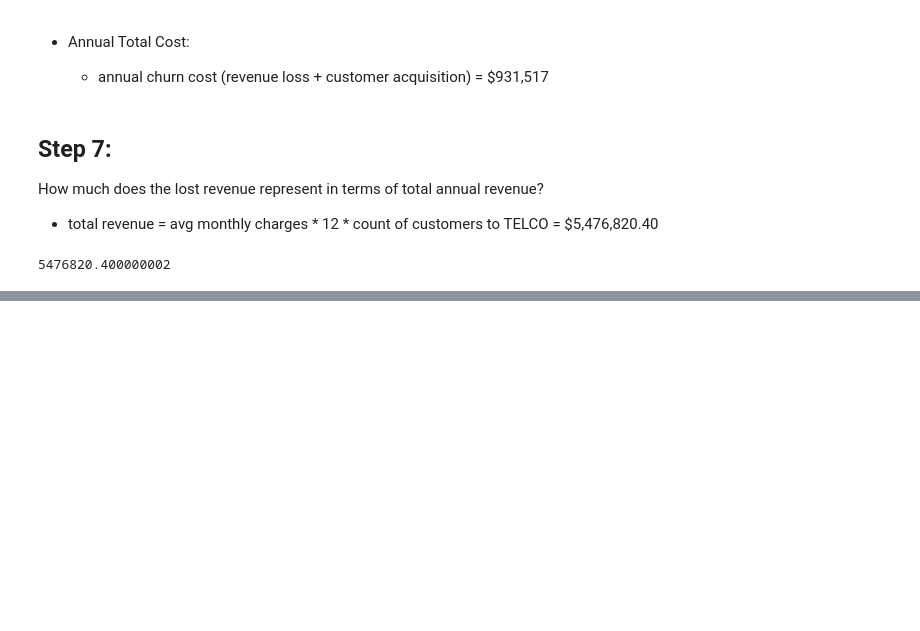
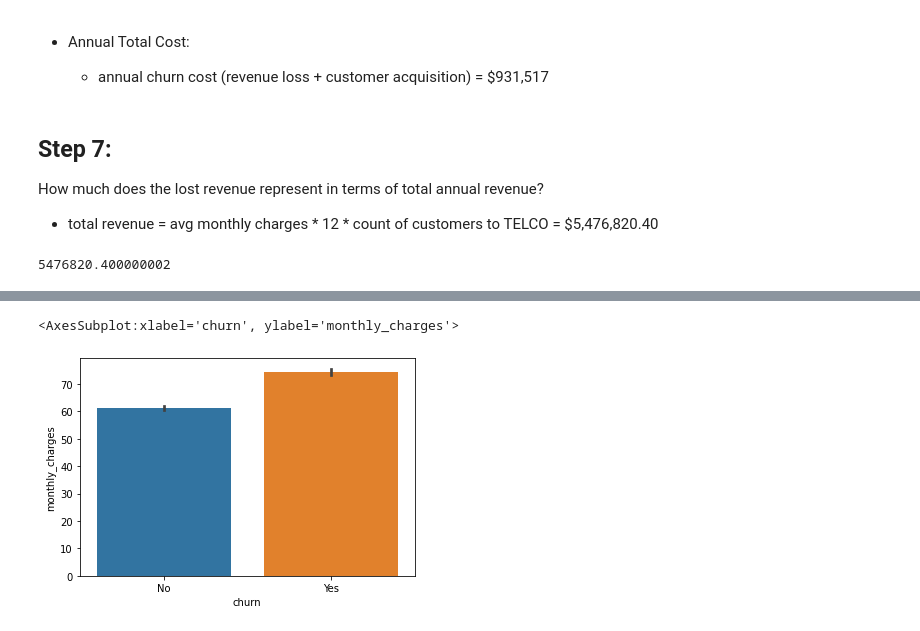
Before and after one commit to fred-lindsey/storytelling_with_data, a Jupyter notebook: TELCO_churn_project_notebook.ipynb, the cells around one changed output, grey strips where cells are left out. Cells and saved outputs as stored; diff of their text form; code cells hidden in the pictures; blank space fills up the shorter version.

```diff
--- a/TELCO_churn_project_notebook.ipynb
+++ b/TELCO_churn_project_notebook.ipynb
@@ -226,0 +293,6 @@ telco_data.monthly_charges.mean() * 12 * telco_data.customer_id.count()
+# %%
+# Is churn dependant higher monthly prices?
+sns.barplot(x = "churn", y = "monthly_charges", data = telco_data)
+# %% [output]
+<AxesSubplot:xlabel='churn', ylabel='monthly_charges'>
+[figure, added]
```
Also changed, not shown: parts of 71 cells of this notebook, 3 other files.
